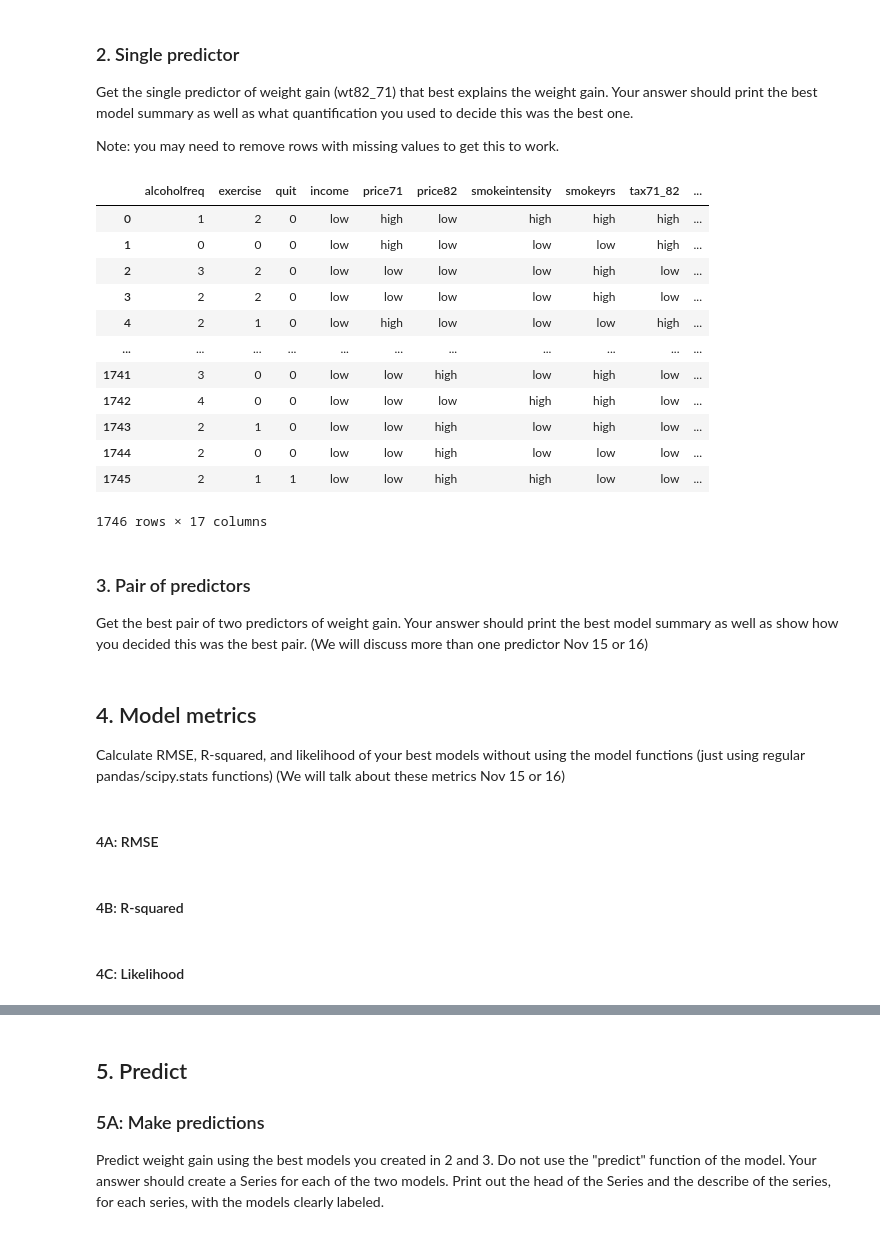
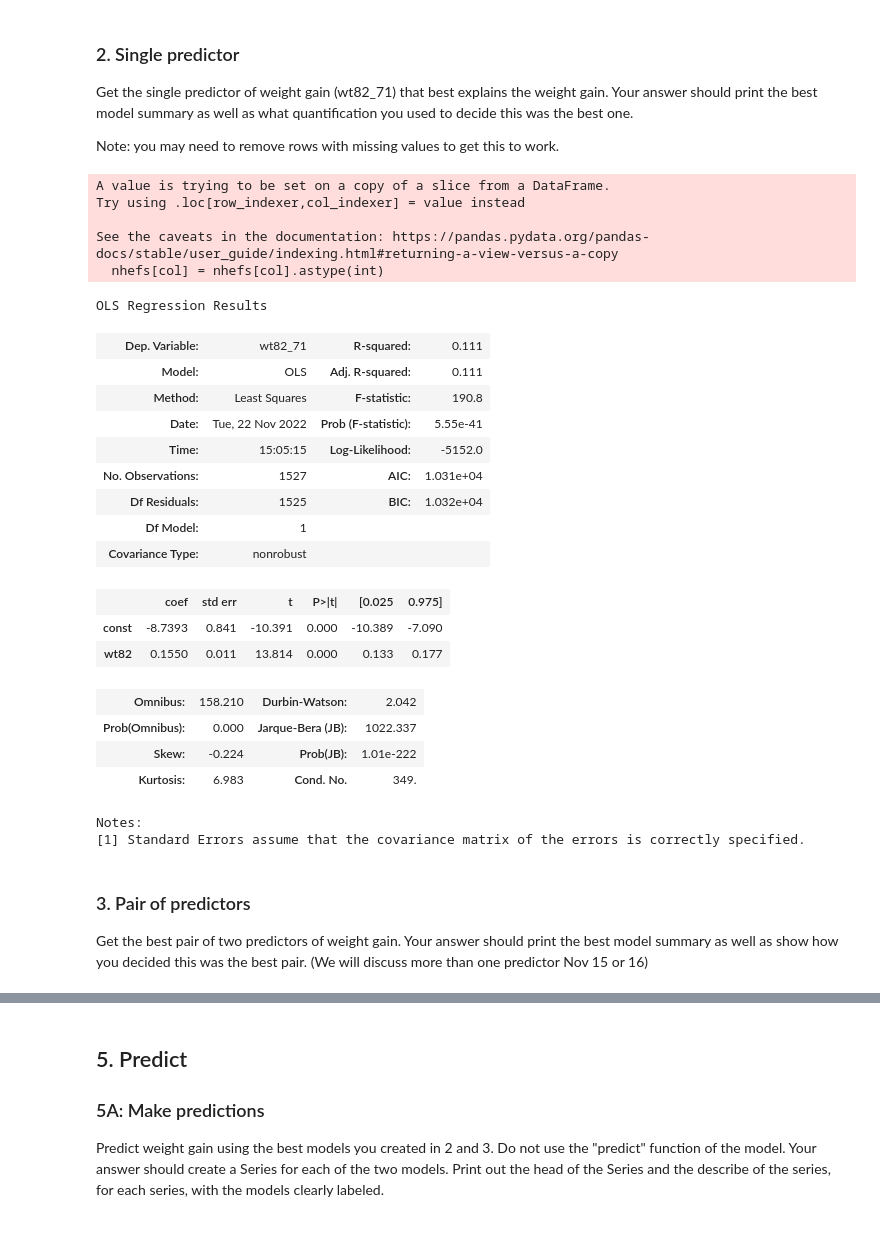
Before and after one commit to sam-delap/ds4bio, a Jupyter notebook: ProblemSets/hw5.ipynb, the cells around one changed output, grey strips where cells are left out. Cells and saved outputs as stored; diff of their text form; code cells hidden in the pictures.

```diff
--- a/ProblemSets/hw5.ipynb
+++ b/ProblemSets/hw5.ipynb
@@ -79,29 +55,59 @@ Get the single predictor of weight gain (wt82_71) that best explains the weight
 
 Note: you may need to remove rows with missing values to get this to work.
 # %%
+import statsmodels.api as sm
+# Drop NaNs
+nhefs = nhefs.dropna()
+
+# Treat columns that are bools as ints
+for col in nhefs:
+    nhefs[col] = nhefs[col].astype(int)
+
+# Get the correlations between each variable for wt82_71
+corr_matrix = nhefs.corr()['wt82_71']
+
+# Remove the 1.0s of columns matching with themselves
+corr_matrix = corr_matrix[corr_matrix < 1]
+
+# The single best predictor will be either the minimum correlation or the maximum correlation, depending on which has the higher absolute value
+if abs(corr_matrix.max() > abs(corr_matrix.min())):
+    # Create an X (predictors) df with the best predictor
+    X = nhefs.loc[:, corr_matrix.idxmax()] # We can use idxmax/idxmin to get the index, rather than the value
+else:
+    X = nhefs.loc[:, corr_matrix.idxmin()]
+
+# Add a constant
+X = sm.add_constant(X)
+# Make weight gain the y-value
+y = nhefs['wt82_71']
+# Fit a model of weight gain vs. these predictors
+model = sm.OLS(y, X).fit()
+model.summary()
 # %% [output]
+A value is trying to be set on a copy of a slice from a DataFrame.
+Try using .loc[row_indexer,col_indexer] = value instead
+
+See the caveats in the documentation: https://pandas.pydata.org/pandas-docs/stable/user_guide/indexing.html#returning-a-view-versus-a-copy
+  nhefs[col] = nhefs[col].astype(int)
+OLS Regression Results
-|  | alcoholfreq | exercise | quit | income | price71 | price82 | smokeintensity | smokeyrs | tax71_82 | ... |
-| 0 | 1 | 2 | 0 | low | high | low | high | high | high | ... |
-| 1 | 0 | 0 | 0 | low | high | low | low | low | high | ... |
-| 2 | 3 | 2 | 0 | low | low | low | low | high | low | ... |
-| 3 | 2 | 2 | 0 | low | low | low | low | high | low | ... |
-| 4 | 2 | 1 | 0 | low | high | low | low | low | high | ... |
-| ... | ... | ... | ... | ... | ... | ... | ... | ... | ... | ... |
-| 1741 | 3 | 0 | 0 | low | low | high | low | high | low | ... |
-| 1742 | 4 | 0 | 0 | low | low | low | high | high | low | ... |
-| 1743 | 2 | 1 | 0 | low | low | high | low | high | low | ... |
-| 1744 | 2 | 0 | 0 | low | low | high | low | low | low | ... |
-| 1745 | 2 | 1 | 1 | low | low | high | high | low | low | ... |
+| Dep. Variable: | wt82_71 | R-squared: | 0.111 |
+| Model: | OLS | Adj. R-squared: | 0.111 |
+| Method: | Least Squares | F-statistic: | 190.8 |
+| Date: | Tue, 22 Nov 2022 | Prob (F-statistic): | 5.55e-41 |
+| Time: | 15:05:15 | Log-Likelihood: | -5152.0 |
+| No. Observations: | 1527 | AIC: | 1.031e+04 |
+| Df Residuals: | 1525 | BIC: | 1.032e+04 |
+| Df Model: | 1 |  |  |
+| Covariance Type: | nonrobust |  |  |
-1746 rows × 17 columns
+|  | coef | std err | t | P>|t| | [0.025 | 0.975] |
+| const | -8.7393 | 0.841 | -10.391 | 0.000 | -10.389 | -7.090 |
+| wt82 | 0.1550 | 0.011 | 13.814 | 0.000 | 0.133 | 0.177 |
+| Omnibus: | 158.210 | Durbin-Watson: | 2.042 |
+| Prob(Omnibus): | 0.000 | Jarque-Bera (JB): | 1022.337 |
+| Skew: | -0.224 | Prob(JB): | 1.01e-222 |
+| Kurtosis: | 6.983 | Cond. No. | 349. |
+Notes:
+[1] Standard Errors assume that the covariance matrix of the errors is correctly specified.
 # %% [markdown]
 ### 3. Pair of predictors
 Get the best pair of two predictors of weight gain.  Your answer should print the best model summary as well as show how you decided this was the best pair. (We will discuss more than one predictor Nov 15 or 16)
-# %% [markdown]
-## 4. Model metrics
-Calculate RMSE, R-squared, and likelihood of your best models without using the model functions (just using regular pandas/scipy.stats functions) (We will talk about these metrics Nov 15 or 16)
-# %% [markdown]
-#### 4A: RMSE
-# %% [markdown]
-#### 4B: R-squared
-# %% [markdown]
-#### 4C: Likelihood
```
Also changed, not shown: parts of 5 cells of this notebook, 1 other file.
